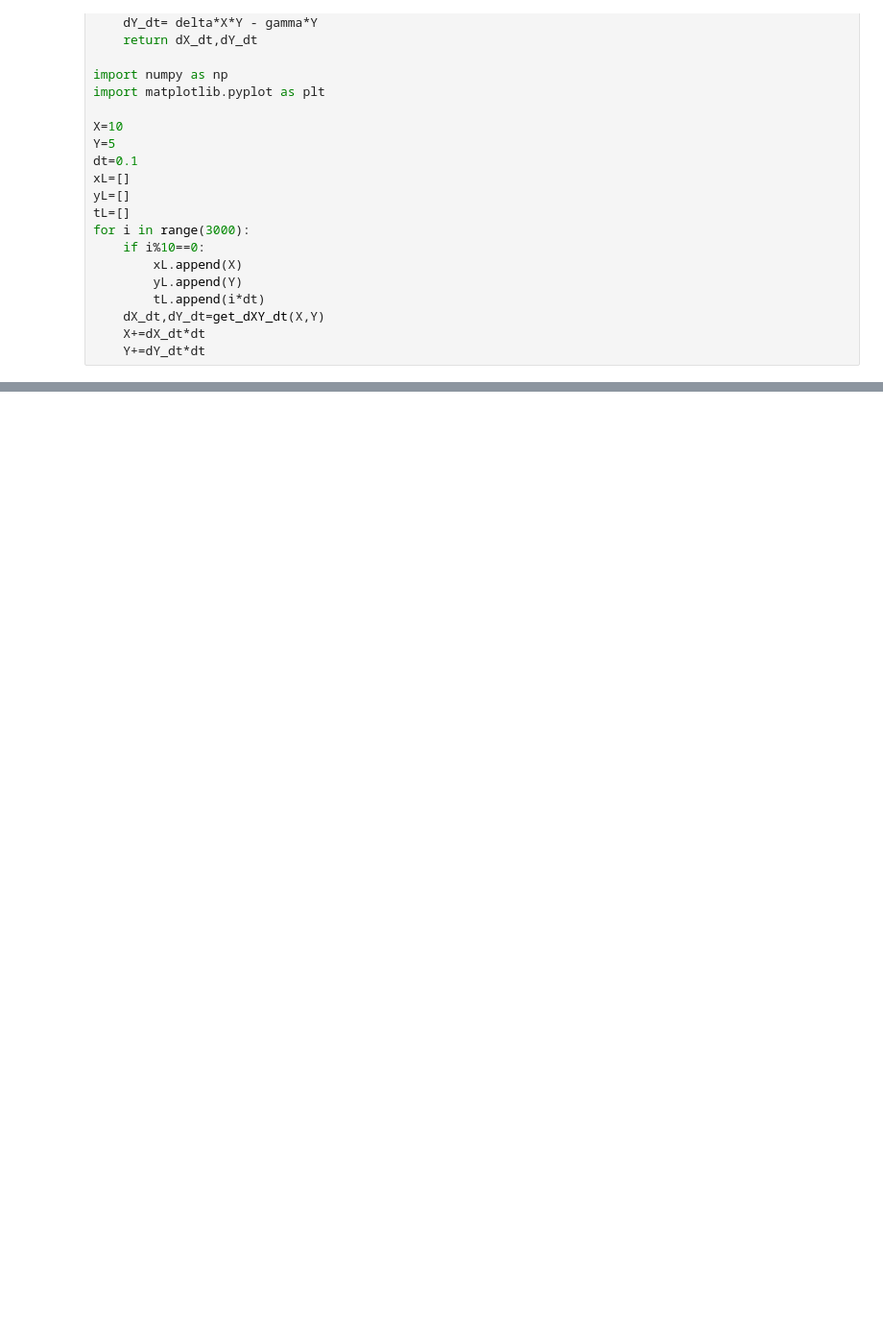
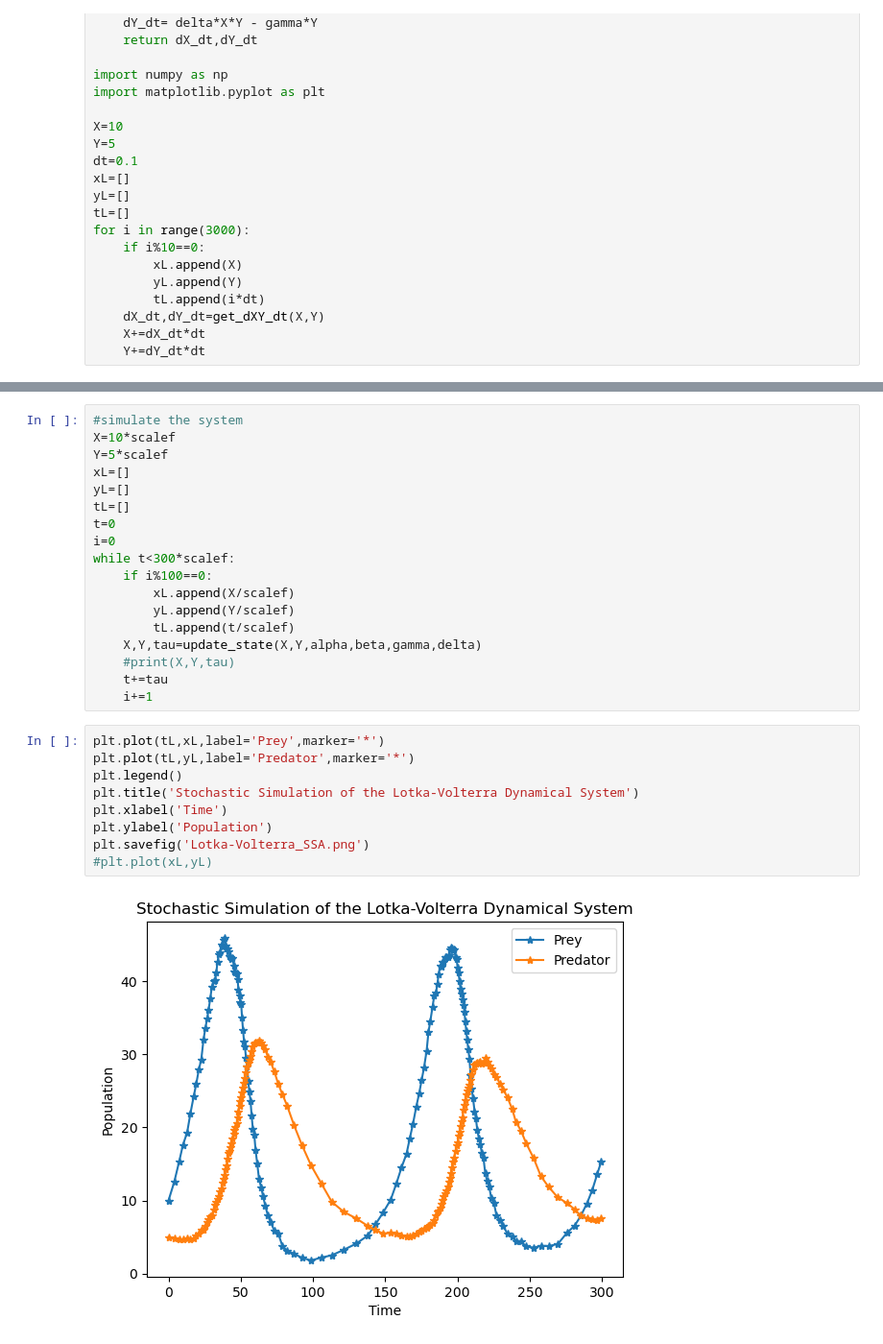
Before and after one commit to elena-grecu/SSA, a Jupyter notebook: lotkaVolterra.ipynb, the cells around one changed output, grey strips where cells are left out. Shown at 96% size. Cells and saved outputs as stored; diff of their text form; blank space fills up the shorter version.

```diff
--- a/lotkaVolterra.ipynb
+++ b/lotkaVolterra.ipynb
@@ -35,0 +88,29 @@ plt.title('Lotka-Volterra Dynamical System')
+# %%
+#simulate the system
+X=10*scalef
+Y=5*scalef
+xL=[]
+yL=[]
+tL=[]
+t=0
+i=0
+while t<300*scalef:
+    if i%100==0:
+        xL.append(X/scalef)
+        yL.append(Y/scalef)
+        tL.append(t/scalef)
+    X,Y,tau=update_state(X,Y,alpha,beta,gamma,delta)
+    #print(X,Y,tau)
+    t+=tau
+    i+=1
+# %%
+plt.plot(tL,xL,label='Prey',marker='*')
+plt.plot(tL,yL,label='Predator',marker='*')
+plt.legend()
+plt.title('Stochastic Simulation of the Lotka-Volterra Dynamical System')
+plt.xlabel('Time')
+plt.ylabel('Population')
+plt.savefig('Lotka-Volterra_SSA.png')
+#plt.plot(xL,yL)
+# %% [output]
+[figure, added]
```
Also changed, not shown: parts of 6 cells of this notebook, 2 other files.
